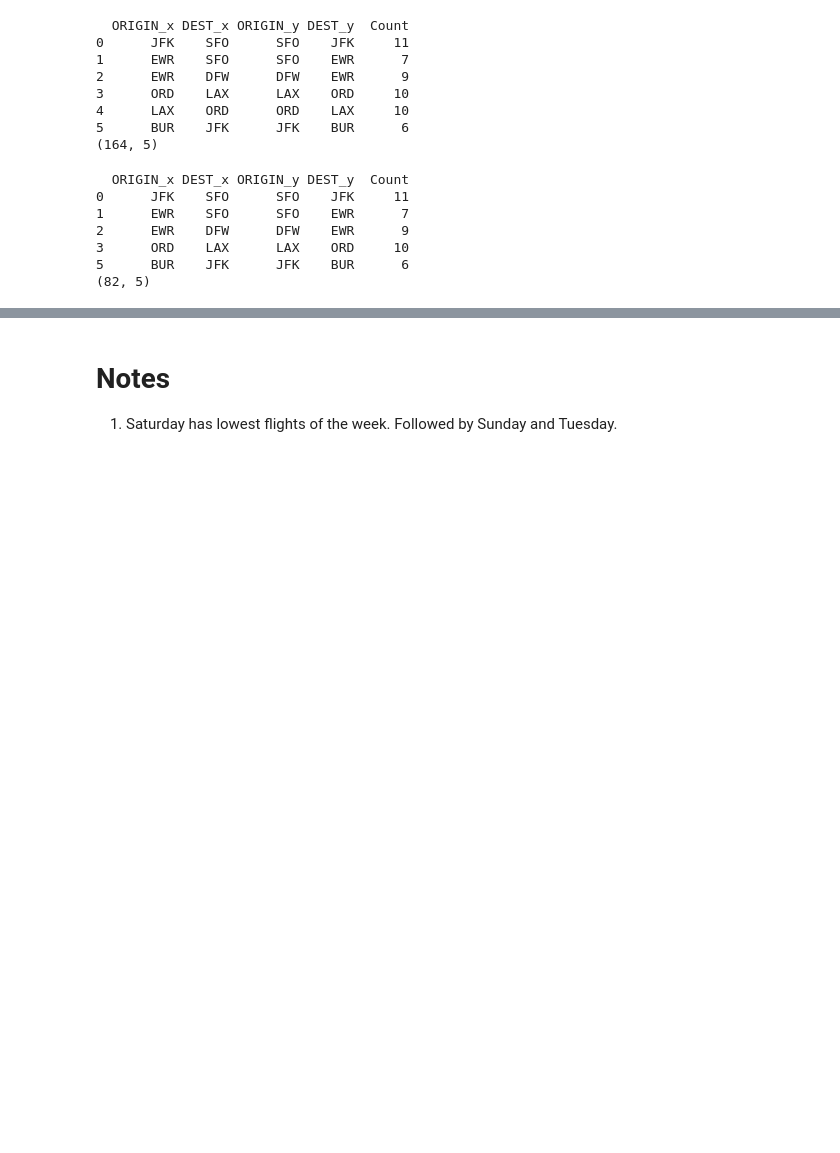
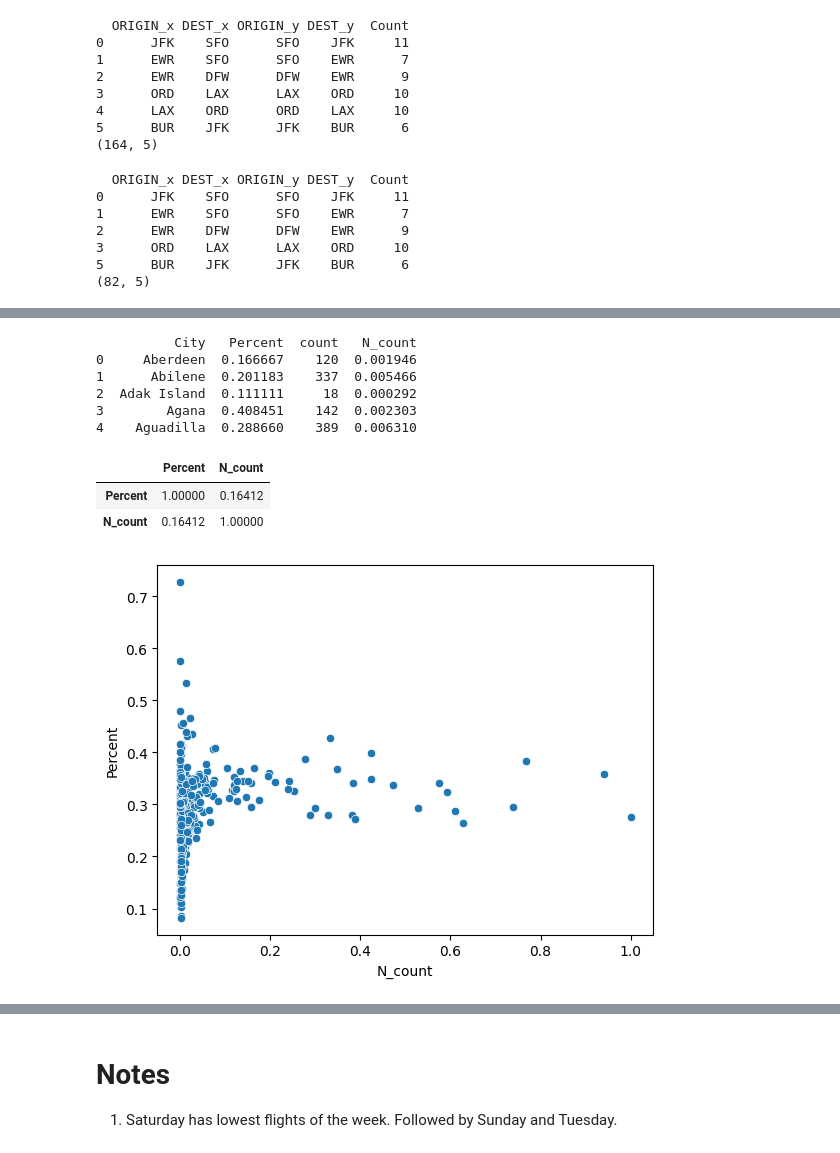
Before and after one commit to torchlightwizard/Data-Analysis-Flight-Travel, a Jupyter notebook: notebooks/eda.ipynb, the cells around one changed output, grey strips where cells are left out. Drawn from its saved outputs; the diff is of its cells as text; code cells hidden in the pictures; blank space fills up the shorter version.

```diff
--- a/notebooks/eda.ipynb
+++ b/notebooks/eda.ipynb
@@ -1240,0 +1246,19 @@ temp = None
+# %%
+busy = pd.DataFrame(pd.concat([schedule["ORIGIN"], schedule["DEST"]]), columns=["IATA"]).merge(airports, how="inner", left_on="IATA", right_on="IATA")
+busy = pd.DataFrame(busy["City"].value_counts()).reset_index()
+
+late, early = split_late_early_departure()
+late = late.merge(airports, how="inner", left_on="DEST", right_on="IATA")
+early = early.merge(airports, how="inner", left_on="DEST", right_on="IATA")
+temp = schedule.merge(airports, how="inner", left_on="DEST", right_on="IATA")
+late, early, temp = group_count("City", "OP_CARRIER", late, early, temp)
+late.rename(columns={"OP_CARRIER": "count"}, inplace=True)
+temp.rename(columns={"OP_CARRIER": "count"}, inplace=True)
+late = late.merge(temp, how="inner", left_on="City", right_on="City")
+late["Percent"] = pd.DataFrame(late["count_x"] / late["count_y"])
+late = late[["City", "Percent"]]
+
+print(busy.head())
+print(late.head())
+early = None
+temp = None
@@ -1240,0 +1278,24 @@ temp = None
+# %%
+temp = late.merge(busy, how="inner", left_on="City", right_on="City")
+temp["N_count"] = temp["count"] / temp["count"].max()
+print(temp.head())
+busy = None
+late = None
+# %% [output]
+          City   Percent  count   N_count
+0     Aberdeen  0.166667    120  0.001946
+1      Abilene  0.201183    337  0.005466
+2  Adak Island  0.111111     18  0.000292
+3        Agana  0.408451    142  0.002303
+4    Aguadilla  0.288660    389  0.006310
+# %%
+temp[["Percent", "N_count"]].corr(method="pearson")
+# %% [output]
+|  | Percent | N_count |
+| Percent | 1.00000 | 0.16412 |
+| N_count | 0.16412 | 1.00000 |
+# %%
+sns.scatterplot(data=temp, x="N_count", y="Percent")
+plt.show()
+# %% [output]
+[figure, added]
```
Also changed, not shown: parts of 28 cells of this notebook.
